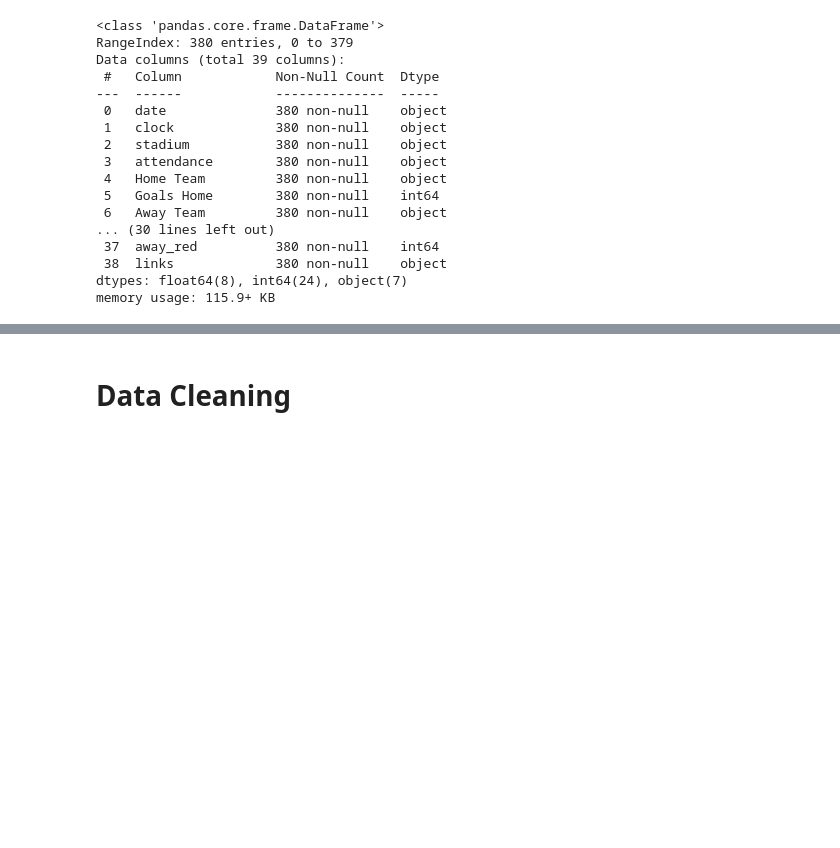
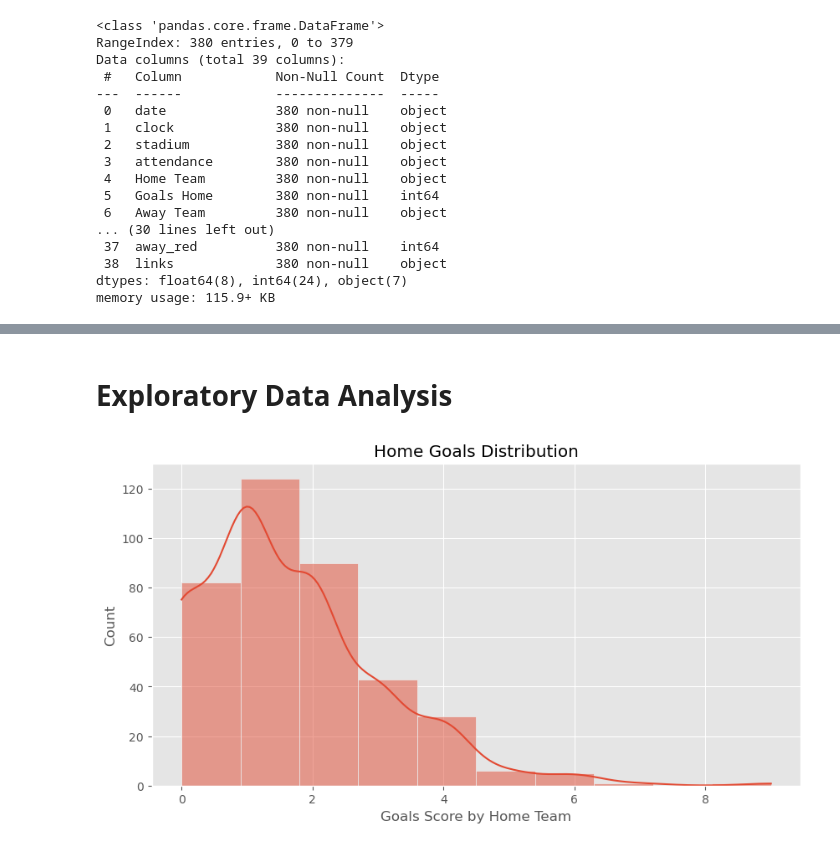
Before and after one commit to Snkiha/Premier-League-Win-Prediction, a Jupyter notebook: premierLeague_LogR.ipynb, the cells around one changed output, grey strips where cells are left out. Saved outputs shown, nothing was run; the diff lists cells and outputs as text; code cells hidden in the pictures; blank space fills up the shorter version.

```diff
--- a/premierLeague_LogR.ipynb
+++ b/premierLeague_LogR.ipynb
@@ -54,2 +68,13 @@ memory usage: 115.9+ KB
 # %% [markdown]
-# Data Cleaning
+# Exploratory Data Analysis
+# %%
+# Home Goal Distribution
+plt.figure(figsize = (10, 5))
+sns.histplot(df['Goals Home'], bins = 10, kde = True)
+plt.title('Home Goals Distribution')
+plt.xlabel('Goals Score by Home Team')
+plt.ylabel('Count')
+plt.grid(True)
+plt.show()
+# %% [output]
+[figure, added]
```
Also changed, not shown: parts of 6 cells of this notebook.
